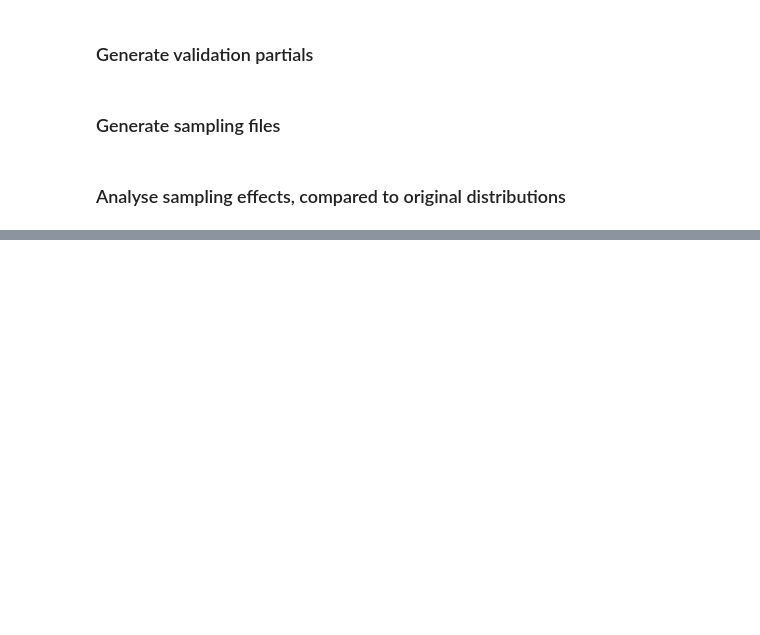
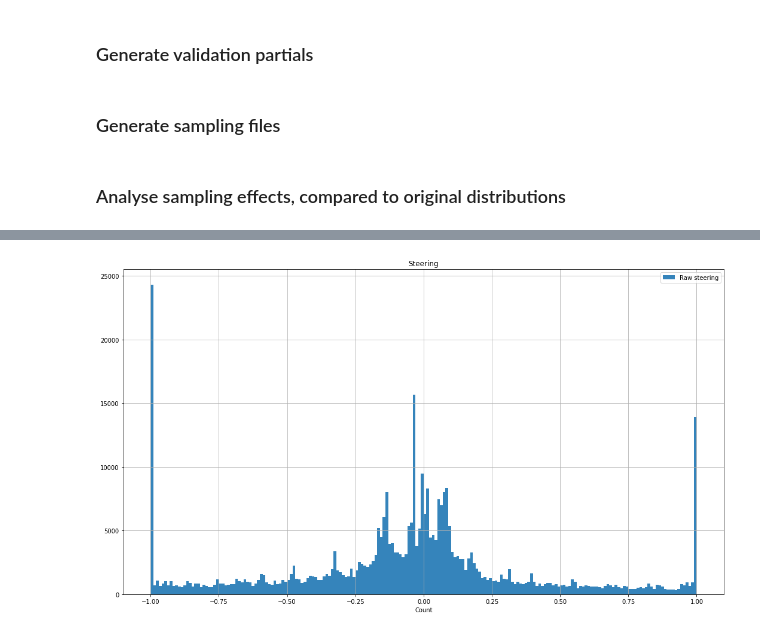
Before and after one commit to martinliivak/RCSnail-AI, a Jupyter notebook: notebooks/generator_data_preparator.ipynb, the cells around one changed output, grey strips where cells are left out. Cells and saved outputs as stored; diff of their text form; code cells hidden in the pictures; blank space fills up the shorter version.

```diff
--- a/notebooks/generator_data_preparator.ipynb
+++ b/notebooks/generator_data_preparator.ipynb
@@ -34,7 +34,7 @@ def plot_stuff(title, plot_elems, bins=None, figsize=(18, 10)):
     plt.xlabel('Count')
 
     for plot_elem in plot_elems:
-        plt.hist(plot_elem['data'], bins=bins, label=plot_elem['label'], alpha=plot_elem['alpha'])
+        plt.hist(plot_elem['data'], bins=bins, **plot_elem['kwargs'])
 
     plt.grid(axis='both')
     plt.legend(loc='best')
@@ -342,6 +352,8 @@ sampled_diffs = np.repeat(diffs, sampling, axis=0)
 # %%
 plot_elems = []
-plot_elems.append({'data': diffs[:, 1], 'label': 'Raw steering', 'alpha': 0.9})
+plot_elems.append({'data': diffs[:, 1], 'kwargs':{'label': 'Raw steering', 'alpha': 0.9}})
 bins = np.arange(-1.0, 1.01, 0.01)
 plot_stuff('Steering', plot_elems, bins)
+# %% [output]
+[figure, added]
 # %%
```
Also changed, not shown: parts of 6 cells of this notebook, 4 other files.
